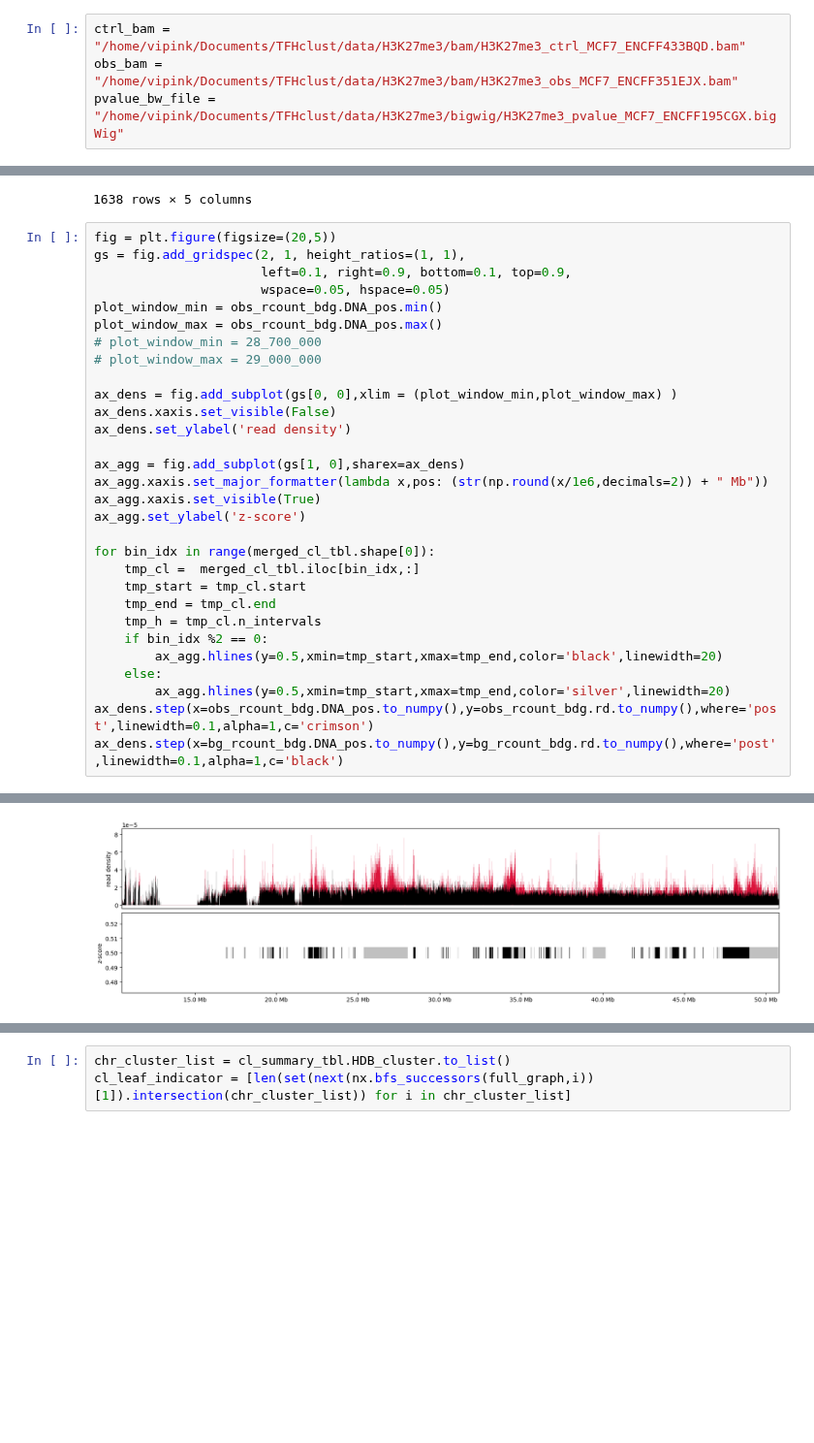
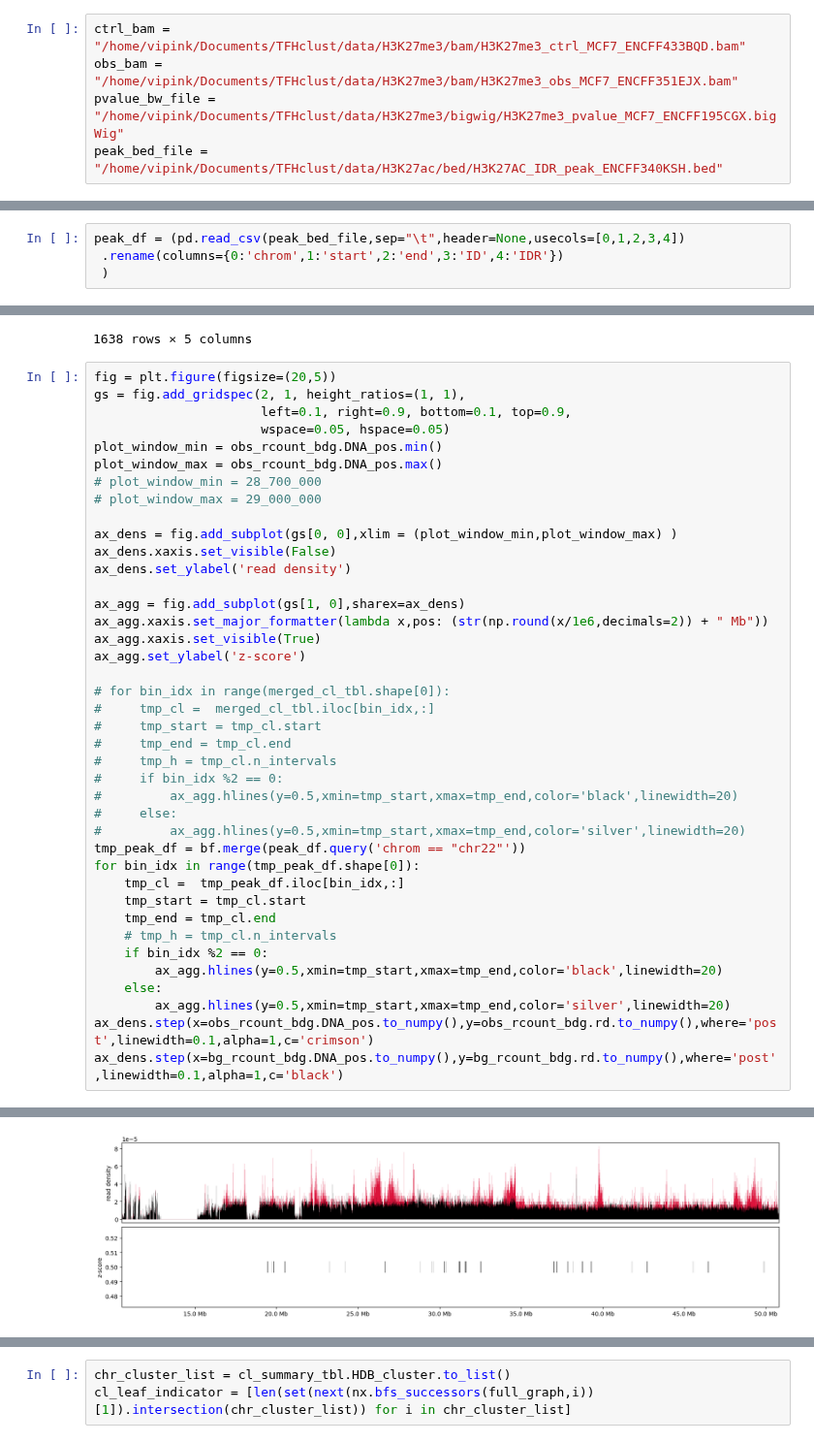
Before and after one commit to princeps091-binf/TFHclust, a Jupyter notebook: scripts/explore_pysam.ipynb, the cells around one changed output, grey strips where cells are left out. Shown at 97% size. Drawn from its saved outputs; the diff is of its cells as text; blank space fills up the shorter version.

Commit message:
initial incorporation of canonical peaks

```diff
--- a/scripts/explore_pysam.ipynb
+++ b/scripts/explore_pysam.ipynb
@@ -28,10 +28,15 @@ def collect_hdb_cluster_read(g):
 ctrl_bam = "/home/vipink/Documents/TFHclust/data/H3K27me3/bam/H3K27me3_ctrl_MCF7_ENCFF433BQD.bam"
 obs_bam = "/home/vipink/Documents/TFHclust/data/H3K27me3/bam/H3K27me3_obs_MCF7_ENCFF351EJX.bam"
 pvalue_bw_file = "/home/vipink/Documents/TFHclust/data/H3K27me3/bigwig/H3K27me3_pvalue_MCF7_ENCFF195CGX.bigWig"
+peak_bed_file = "/home/vipink/Documents/TFHclust/data/H3K27ac/bed/H3K27AC_IDR_peak_ENCFF340KSH.bed"
 # %%
 ctrl_bamfile = pysam.AlignmentFile(ctrl_bam, "rb")
 obs_bamfile = pysam.AlignmentFile(obs_bam, "rb")
 pvalue_bw = pyBigWig.open(pvalue_bw_file)
+# %%
+peak_df = (pd.read_csv(peak_bed_file,sep="\t",header=None,usecols=[0,1,2,3,4])
+ .rename(columns={0:'chrom',1:'start',2:'end',3:'ID',4:'IDR'})
+ )
 # %%
 chromo = "chr22"
 # %%
@@ -240,33 +245,43 @@ merged_cl_tbl.assign(w = lambda df_: df_.end -df_.start)
 # %%
 fig = plt.figure(figsize=(20,5))
 gs = fig.add_gridspec(2, 1, height_ratios=(1, 1),
                       left=0.1, right=0.9, bottom=0.1, top=0.9,
                       wspace=0.05, hspace=0.05)
 plot_window_min = obs_rcount_bdg.DNA_pos.min()
 plot_window_max = obs_rcount_bdg.DNA_pos.max()
 # plot_window_min = 28_700_000
 # plot_window_max = 29_000_000
 
 ax_dens = fig.add_subplot(gs[0, 0],xlim = (plot_window_min,plot_window_max) )
 ax_dens.xaxis.set_visible(False)
 ax_dens.set_ylabel('read density')
 
 ax_agg = fig.add_subplot(gs[1, 0],sharex=ax_dens)
 ax_agg.xaxis.set_major_formatter(lambda x,pos: (str(np.round(x/1e6,decimals=2)) + " Mb"))
 ax_agg.xaxis.set_visible(True)
 ax_agg.set_ylabel('z-score')
 
-for bin_idx in range(merged_cl_tbl.shape[0]):
-    tmp_cl =  merged_cl_tbl.iloc[bin_idx,:]
+# for bin_idx in range(merged_cl_tbl.shape[0]):
+#     tmp_cl =  merged_cl_tbl.iloc[bin_idx,:]
+#     tmp_start = tmp_cl.start
+#     tmp_end = tmp_cl.end
+#     tmp_h = tmp_cl.n_intervals
+#     if bin_idx %2 == 0:
+#         ax_agg.hlines(y=0.5,xmin=tmp_start,xmax=tmp_end,color='black',linewidth=20)
+#     else:
+#         ax_agg.hlines(y=0.5,xmin=tmp_start,xmax=tmp_end,color='silver',linewidth=20)
+tmp_peak_df = bf.merge(peak_df.query('chrom == "chr22"'))
+for bin_idx in range(tmp_peak_df.shape[0]):
+    tmp_cl =  tmp_peak_df.iloc[bin_idx,:]
     tmp_start = tmp_cl.start
     tmp_end = tmp_cl.end
-    tmp_h = tmp_cl.n_intervals
+    # tmp_h = tmp_cl.n_intervals
     if bin_idx %2 == 0:
         ax_agg.hlines(y=0.5,xmin=tmp_start,xmax=tmp_end,color='black',linewidth=20)
     else:
         ax_agg.hlines(y=0.5,xmin=tmp_start,xmax=tmp_end,color='silver',linewidth=20)
 ax_dens.step(x=obs_rcount_bdg.DNA_pos.to_numpy(),y=obs_rcount_bdg.rd.to_numpy(),where='post',linewidth=0.1,alpha=1,c='crimson')
 ax_dens.step(x=bg_rcount_bdg.DNA_pos.to_numpy(),y=bg_rcount_bdg.rd.to_numpy(),where='post',linewidth=0.1,alpha=1,c='black')
 # %% [output]
 [<matplotlib.lines.Line2D at 0x...>]
-[figure, old version]
+[figure, new version]
```
Also changed, not shown: parts of 2 cells of this notebook, 1 other file.
